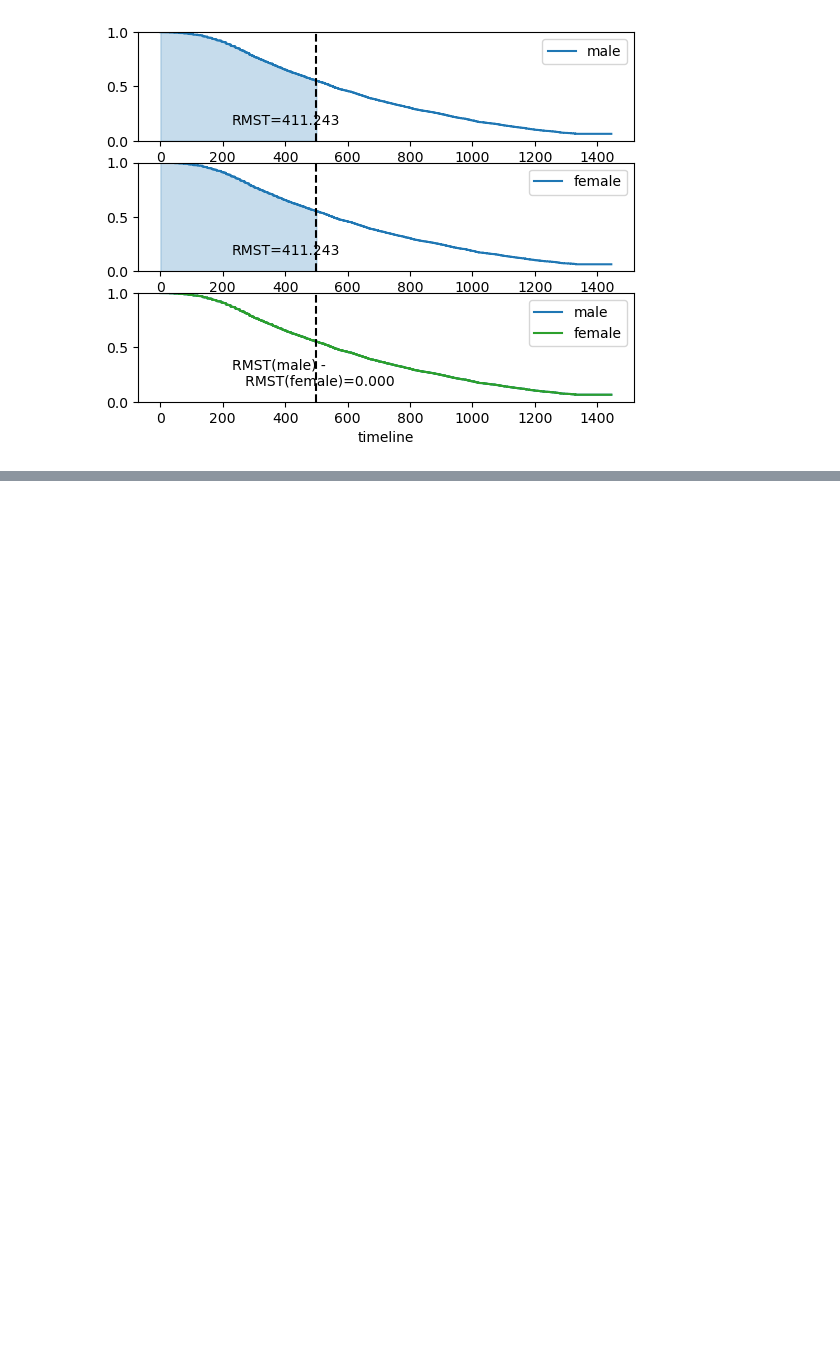
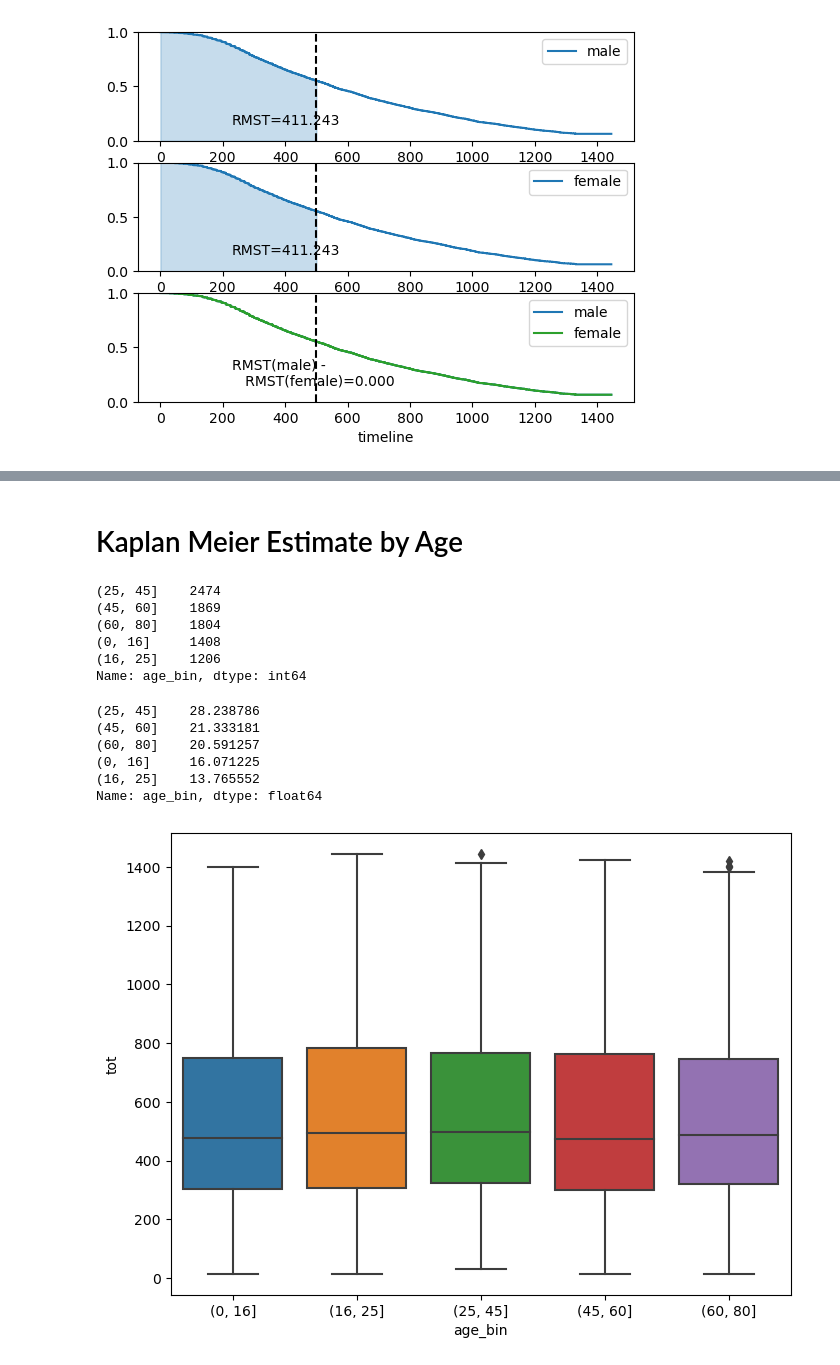
Before and after one commit to nicksv03/Survival_Analysis_BYOP, a Jupyter notebook: survival_analysis.ipynb, the cells around one changed output, grey strips where cells are left out. Saved outputs shown, nothing was run; the diff lists cells and outputs as text; code cells hidden in the pictures; blank space fills up the shorter version.

```diff
--- a/survival_analysis.ipynb
+++ b/survival_analysis.ipynb
@@ -476,0 +534,32 @@ plt.show()
+# %% [markdown]
+# Kaplan Meier Estimate by Age
+# %%
+# Create Age Bins
+s1_apld_4_yrs['age_bin'] = pd.cut(s1_apld_4_yrs['age'], [0, 16, 25, 45, 60, 80])
+
+# Summary
+s1_apld_4_yrs['age_bin'].value_counts()
+# %% [output]
+(25, 45]    2474
+(45, 60]    1869
+(60, 80]    1804
+(0, 16]     1408
+(16, 25]    1206
+Name: age_bin, dtype: int64
+# %%
+# Summary %
+s1_apld_4_yrs['age_bin'].value_counts(normalize = True)*100
+# %% [output]
+(25, 45]    28.238786
+(45, 60]    21.333181
+(60, 80]    20.591257
+(0, 16]     16.071225
+(16, 25]    13.765552
+Name: age_bin, dtype: float64
+# %%
+# Boxplot
+plt.figure(figsize=(8, 6), dpi = 100)
+sns.boxplot(x = s1_apld_4_yrs['age_bin'], y = s1_apld_4_yrs['tot'], data = s1_apld_4_yrs, notch = False)
+plt.show()
+# %% [output]
+[figure, added]
```
Also changed, not shown: parts of 12 cells of this notebook.
